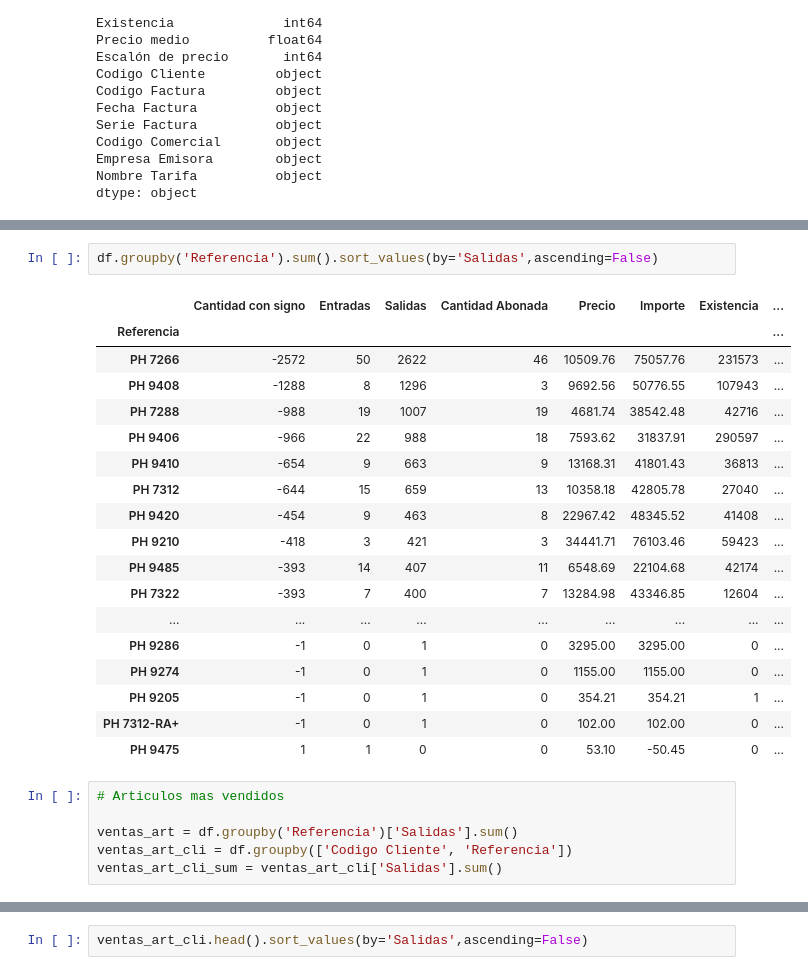
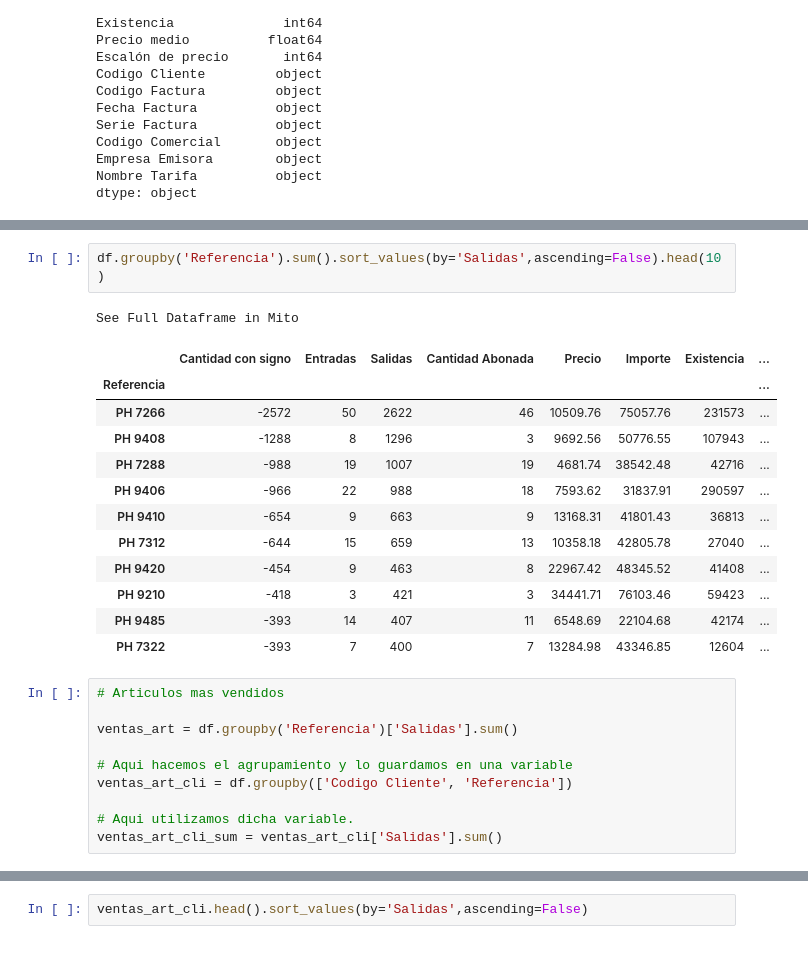
Before and after one commit to gelos21/codigofacilito, a Jupyter notebook: Analisis_Phasak/SAis_vendidos_2022.ipynb, the cells around one changed output, grey strips where cells are left out. Saved outputs shown, nothing was run; the diff lists cells and outputs as text.

```diff
--- a/Analisis_Phasak/SAis_vendidos_2022.ipynb
+++ b/Analisis_Phasak/SAis_vendidos_2022.ipynb
@@ -76,27 +85,26 @@ df.head()
 # %%
-df.groupby('Referencia').sum().sort_values(by='Salidas',ascending=False)
+df.groupby('Referencia').sum().sort_values(by='Salidas',ascending=False).head(10)
 # %% [output]
+See Full Dataframe in Mito
 |  | Cantidad con signo | Entradas | Salidas | Cantidad Abonada | Precio | Importe | Existencia | ... |
 | Referencia |  |  |  |  |  |  |  | ... |
 | PH 7266 | -2572 | 50 | 2622 | 46 | 10509.76 | 75057.76 | 231573 | ... |
 | PH 9408 | -1288 | 8 | 1296 | 3 | 9692.56 | 50776.55 | 107943 | ... |
 | PH 7288 | -988 | 19 | 1007 | 19 | 4681.74 | 38542.48 | 42716 | ... |
 | PH 9406 | -966 | 22 | 988 | 18 | 7593.62 | 31837.91 | 290597 | ... |
 | PH 9410 | -654 | 9 | 663 | 9 | 13168.31 | 41801.43 | 36813 | ... |
 | PH 7312 | -644 | 15 | 659 | 13 | 10358.18 | 42805.78 | 27040 | ... |
 | PH 9420 | -454 | 9 | 463 | 8 | 22967.42 | 48345.52 | 41408 | ... |
 | PH 9210 | -418 | 3 | 421 | 3 | 34441.71 | 76103.46 | 59423 | ... |
 | PH 9485 | -393 | 14 | 407 | 11 | 6548.69 | 22104.68 | 42174 | ... |
 | PH 7322 | -393 | 7 | 400 | 7 | 13284.98 | 43346.85 | 12604 | ... |
-| ... | ... | ... | ... | ... | ... | ... | ... | ... |
-| PH 9286 | -1 | 0 | 1 | 0 | 3295.00 | 3295.00 | 0 | ... |
-| PH 9274 | -1 | 0 | 1 | 0 | 1155.00 | 1155.00 | 0 | ... |
-| PH 9205 | -1 | 0 | 1 | 0 | 354.21 | 354.21 | 1 | ... |
-| PH 7312-RA+ | -1 | 0 | 1 | 0 | 102.00 | 102.00 | 0 | ... |
-| PH 9475 | 1 | 1 | 0 | 0 | 53.10 | -50.45 | 0 | ... |
 # %%
 # Articulos mas vendidos
 
 ventas_art = df.groupby('Referencia')['Salidas'].sum()
+
+# Aqui hacemos el agrupamiento y lo guardamos en una variable
 ventas_art_cli = df.groupby(['Codigo Cliente', 'Referencia'])
+
+# Aqui utilizamos dicha variable.
 ventas_art_cli_sum = ventas_art_cli['Salidas'].sum()
```
Also changed, not shown: parts of 85 cells of this notebook, 28 other files.
